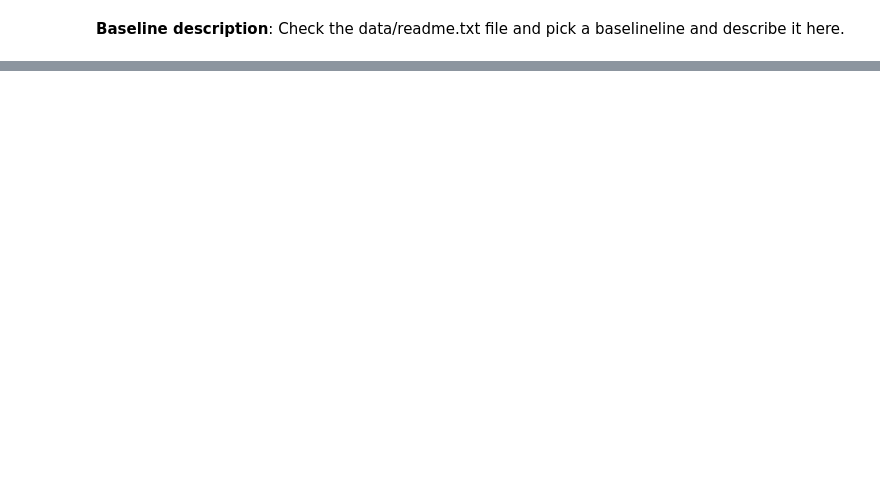
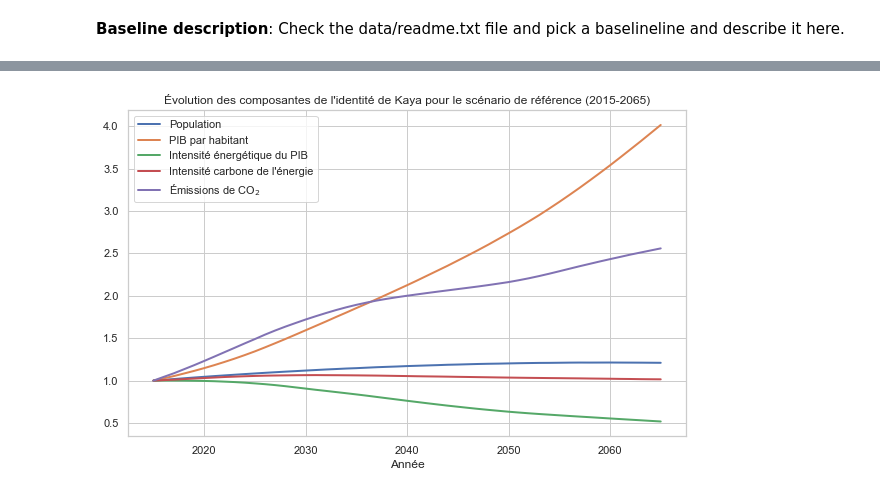
Before and after one commit to t-da-costa/TP_IMACLIM-R, a Jupyter notebook: TP_8_scenarios_2024.ipynb, the cells around one changed output, grey strips where cells are left out. Cells and saved outputs as stored; diff of their text form; code cells hidden in the pictures; blank space fills up the shorter version.

```diff
--- a/TP_8_scenarios_2024.ipynb
+++ b/TP_8_scenarios_2024.ipynb
@@ -419,0 +230,23 @@ Hints:
+# %%
+# Extract the data for the baseline scenario
+population_baseline = data_tp['Pop_w'][ind_base, :]
+gdp_per_capita_baseline = data_tp['GDPcap_w'][ind_base, :]
+energy_intensity_baseline = data_tp['EI_w'][ind_base, :]
+carbon_intensity_baseline = data_tp['CI_w'][ind_base, :]
+emissions_baseline = data_tp['ECO2_w'][ind_base, :]
+
+# Plot the data
+plt.figure(figsize=(10, 6))
+plt.plot(years, population_baseline, label='Population', linewidth=2)
+plt.plot(years, gdp_per_capita_baseline, label='PIB par habitant', linewidth=2)
+plt.plot(years, energy_intensity_baseline, label='Intensité énergétique du PIB', linewidth=2)
+plt.plot(years, carbon_intensity_baseline, label='Intensité carbone de l\'énergie', linewidth=2)
+plt.plot(years, emissions_baseline, label='Émissions de CO$_2$', linewidth=2)
+
+plt.xlabel('Année')
+plt.title('Évolution des composantes de l\'identité de Kaya pour le scénario de référence (2015-2065)')
+plt.legend()
+plt.grid(True)
+plt.show()
+# %% [output]
+[figure, added]
```
Also changed, not shown: parts of 62 cells of this notebook, 15 other files.
